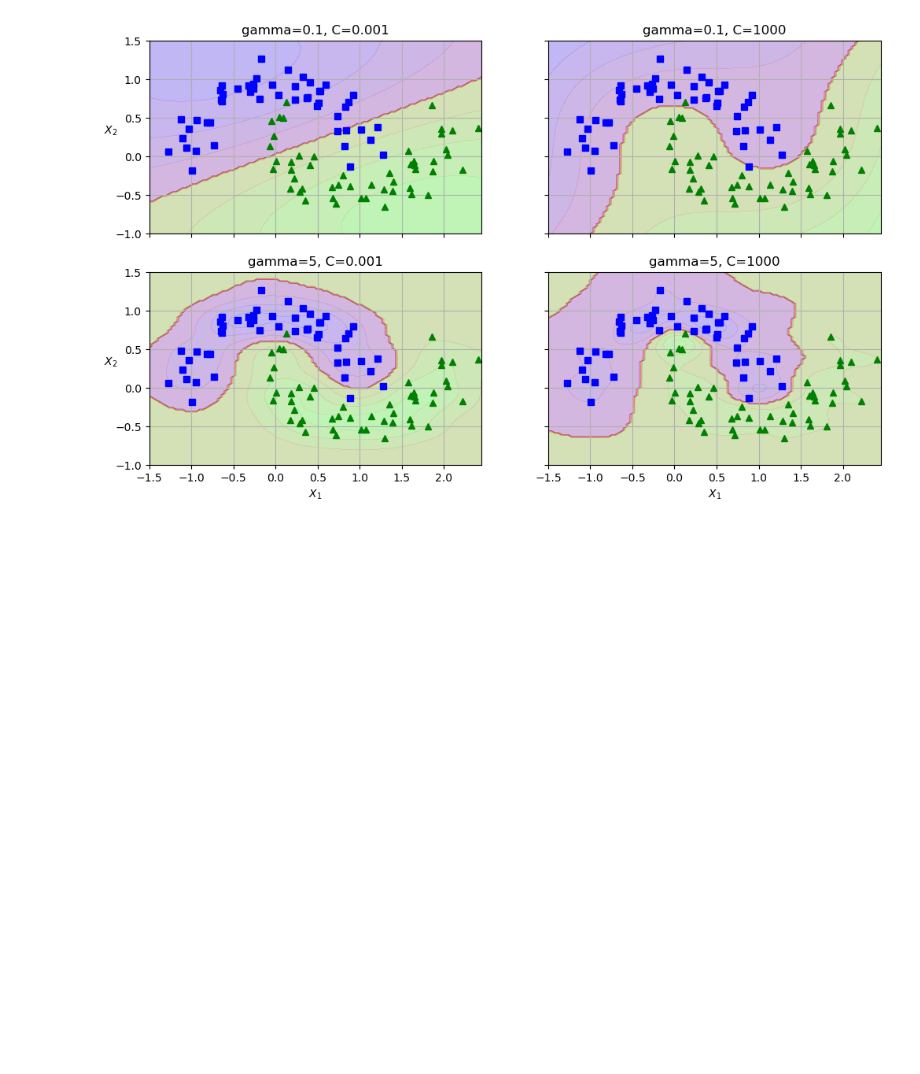
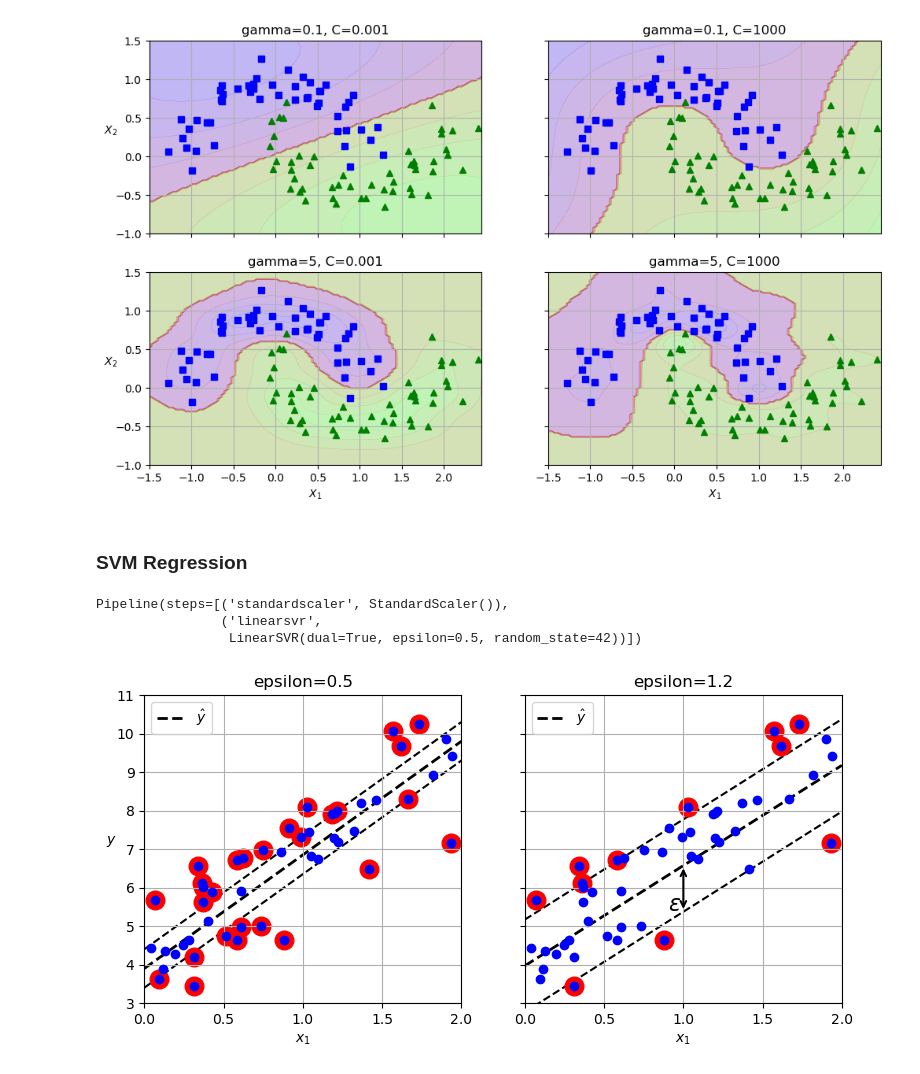
Before and after one commit to w-alkao/ml, a Jupyter notebook: Support_Vector_Machines.ipynb, the cells around one changed output. Drawn from its saved outputs; the diff is of its cells as text; code cells hidden in the pictures; blank space fills up the shorter version.

Commit message:
Support vector regression

```diff
--- a/Support_Vector_Machines.ipynb
+++ b/Support_Vector_Machines.ipynb
@@ -533,3 +533,19 @@ for i, svm_clf in enumerate(svm_clfs):
         plt.ylabel("")
 # %% [output]
 [figure]
+# %% [markdown]
+### SVM Regression
+# %%
+np.random.seed(42)
+X = 2 * np.random.rand(50, 1)
+y = 4 + 3 * X[:, 0] + np.random.randn(50)
+
+svm_reg = make_pipeline(
+    StandardScaler(),
+    LinearSVR(epsilon=0.5, dual=True, random_state=42)
+)
+svm_reg.fit(X, y)
+# %% [output]
+Pipeline(steps=[('standardscaler', StandardScaler()),
+                ('linearsvr',
+                 LinearSVR(dual=True, epsilon=0.5, random_state=42))])
@@ -535,0 +571,34 @@ for i, svm_clf in enumerate(svm_clfs):
+# %%
+svm_reg2 = make_pipeline(
+    StandardScaler(),
+    LinearSVR(epsilon=1.2, dual=True, random_state=42)
+)
+
+svm_reg2.fit(X, y)
+
+svm_reg._support = find_support_vectors(svm_reg, X, y)
+svm_reg2._support = find_support_vectors(svm_reg2, X, y)
+
+eps_x1 = 1
+eps_y_pred = svm_reg2.predict([[eps_x1]])
+# %%
+fig, axes = plt.subplots(ncols=2, figsize=(9, 4), sharey=True)
+
+plt.sca(axes[0])
+plot_svm_regression(svm_reg, X, y, [0, 2, 3, 11])
+plt.title(f"epsilon={svm_reg[-1].epsilon}")
+plt.ylabel("$y$", rotation=0)
+plt.grid()
+
+plt.sca(axes[1])
+plot_svm_regression(svm_reg2, X, y, [0, 2, 3, 11])
+plt.title(f"epsilon={svm_reg2[-1].epsilon}")
+plt.annotate(
+    '', xy=(eps_x1, eps_y_pred), xycoords='data',
+    xytext=(eps_x1, eps_y_pred - svm_reg2[-1].epsilon),
+    textcoords='data', arrowprops={'arrowstyle': '<->', 'linewidth': 1.5}
+)
+plt.text(0.90, 5.4, r"$\epsilon$", fontsize=16)
+plt.grid()
+# %% [output]
+[figure, added]
```
Also changed, not shown: parts of 3 cells of this notebook.
